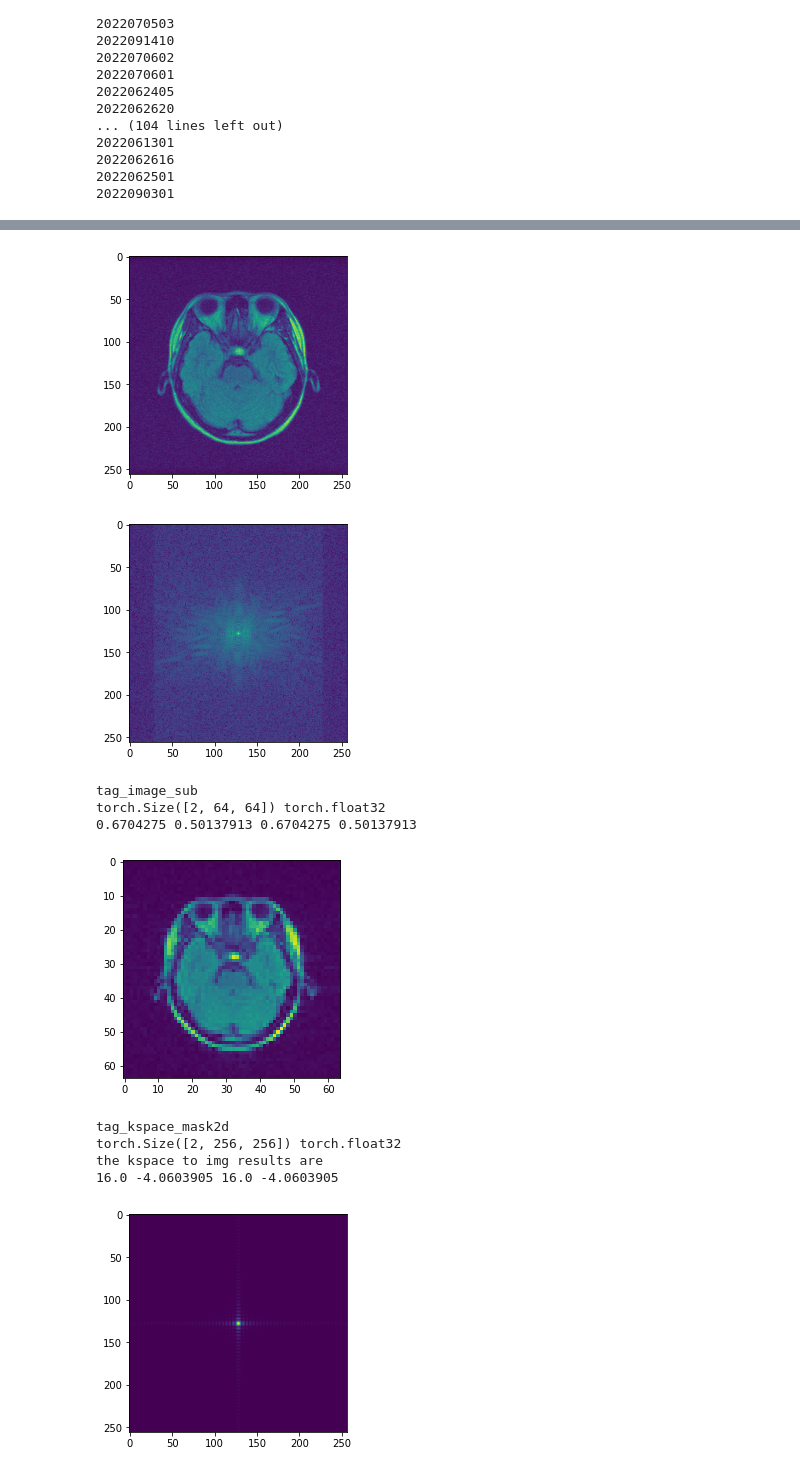
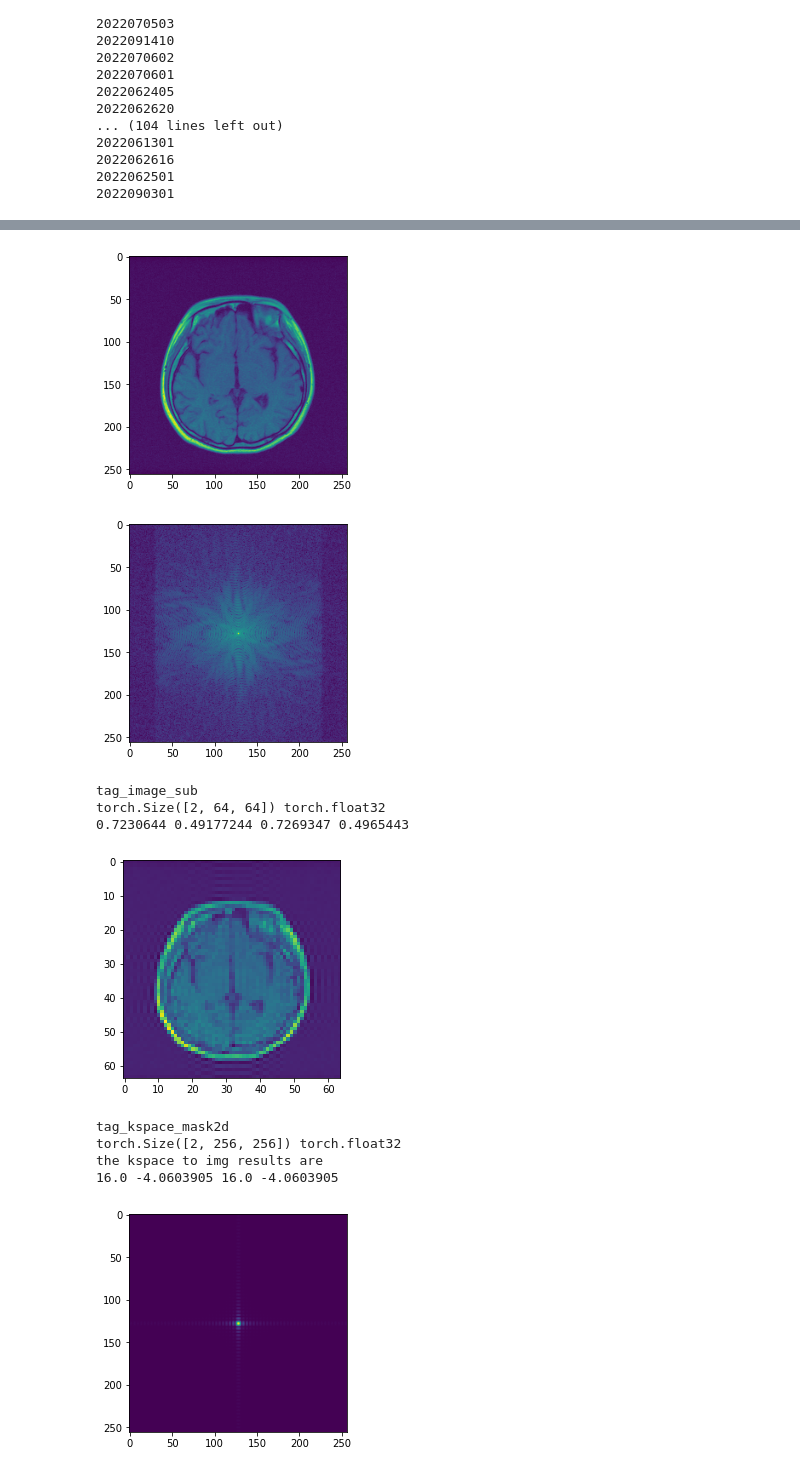
Before and after one commit to mylyu/McMRSR, a Jupyter notebook: test_dataloader.ipynb, the cells around one changed output, grey strips where cells are left out. Saved outputs shown, nothing was run; the diff lists cells and outputs as text; code cells hidden in the pictures.

Commit message:
add suppor for multinex

```diff
--- a/test_dataloader.ipynb
+++ b/test_dataloader.ipynb
@@ -190,6 +190,7 @@ parser.add_argument('--dataset', type=str, default='M4Raw', help='dataset name')
 parser.add_argument('--input_contrast', type=str, default='FLAIR', help='input contrast type, e.g. T1, T2, FLAIR')
 parser.add_argument('--ref_contrast', type=str, default='T1', help='ref contrast type, e.g. T1, T2, FLAIR')
 parser.add_argument('--online_reg', type=str, default= None, help='online reg using ANTS')
+parser.add_argument('--multinex', default=False, action='store_true', help='whether to use multiplex NEXs')
 
 # model architectures
 parser.add_argument('--net_G', type=str, default='McMRSR', help='generator network')
@@ -244,6 +245,7 @@ parser.add_argument('--output_path', default='./', type=str, help='Output path.'
 parser.add_argument('--num_workers', type=int, default=8, help='number of threads to load data')
 parser.add_argument('--gpu_ids', type=int, nargs='+', default=[0], help='list of gpu ids')
 # parser.add_argument('--gpu_ids', type=int, default=[0,1], help='list of gpu ids')
-opts = parser.parse_args(["--data_root","/data2/SZTU200H5","--ref_contrast","T2"])
+# opts = parser.parse_args(["--data_root","/data2/SZTU200H5","--ref_contrast","T2", '--multinex'])
+opts = parser.parse_args(["--data_root","/data/SZTU200H5","--ref_contrast","FLAIR","--input_contrast","T1", '--multinex'])
 # %%
 trainset = cartesian_dataset_h5.MRIDataset_Cartesian(opts, mode='TRAIN')
@@ -250,5 +254,5 @@ trainset = cartesian_dataset_h5.MRIDataset_Cartesian(opts, mode='TRAIN')
 # %%
-out = trainset[10]
+out = trainset[15]
 
 for k,v in out.items():
     print(k)
@@ -295,9 +299,9 @@ the kspace to img results are
-[figure, old version]
+[figure, new version]
 [figure]
 tag_image_sub
 torch.Size([2, 64, 64]) torch.float32
-0.6704275 0.50137913 0.6704275 0.50137913
+0.7230644 0.49177244 0.7269347 0.4965443
-[figure, old version]
+[figure, new version]
 tag_kspace_mask2d
 torch.Size([2, 256, 256]) torch.float32
 the kspace to img results are
```
Also changed, not shown: parts of 2 cells of this notebook, 2 other files.
